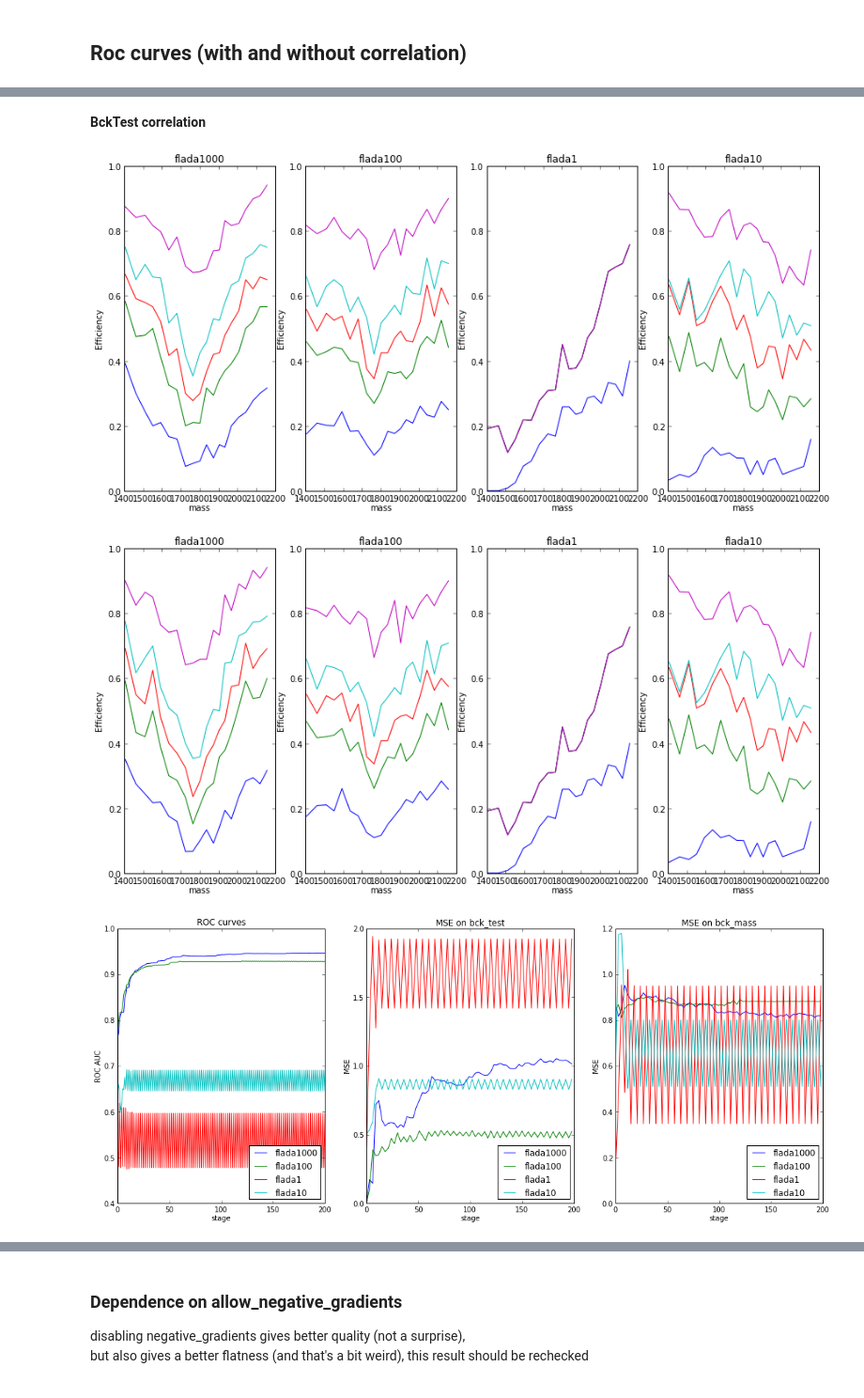
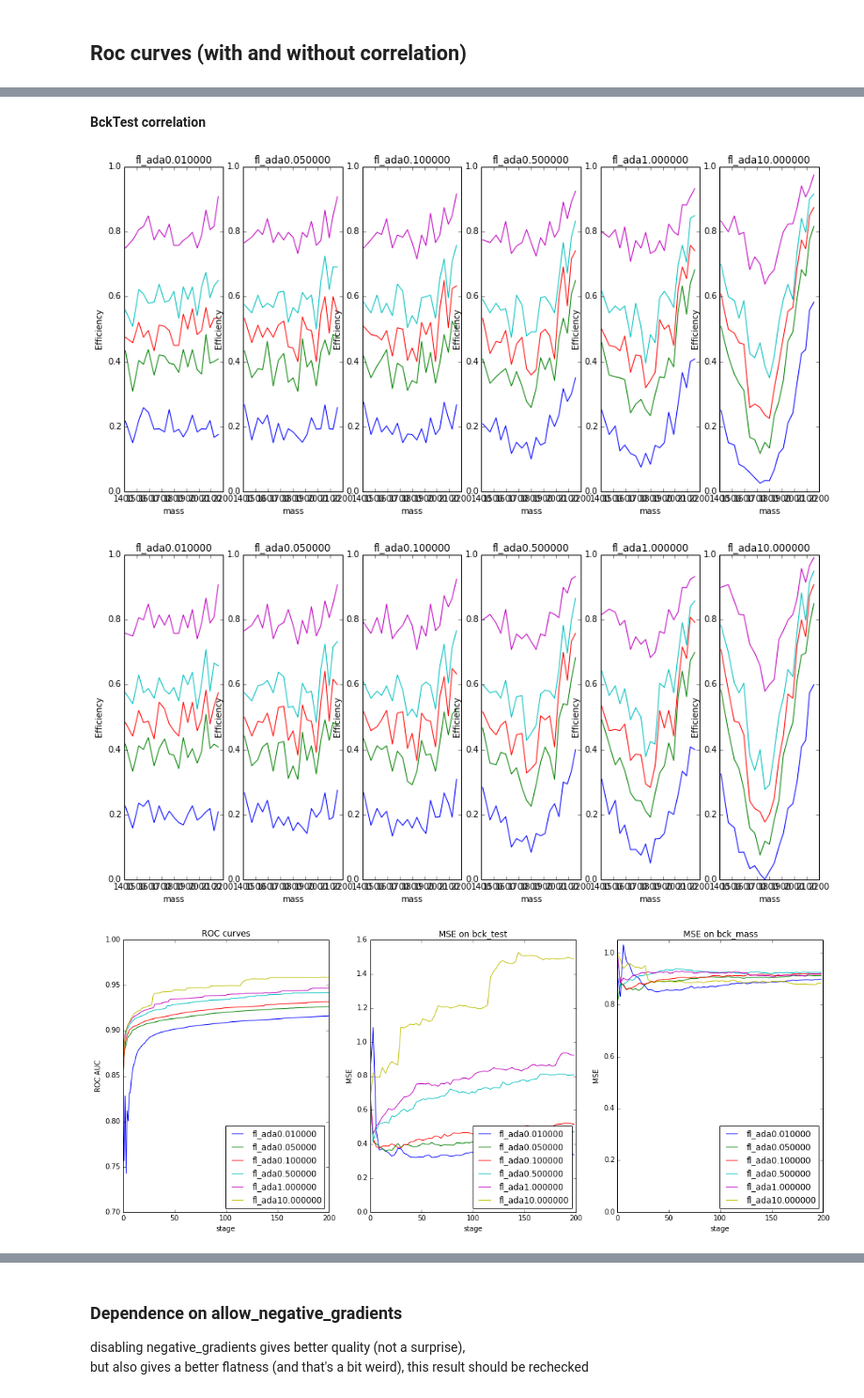
Before and after one commit to anaderi/lhcb_trigger_ml, a Jupyter notebook: IPythonWorkflow/TauIntoMuons.ipynb, the cells around one changed output, grey strips where cells are left out. Shown at 94% size. Saved outputs shown, nothing was run; the diff lists cells and outputs as text; code cells hidden in the pictures.

```diff
--- a/IPythonWorkflow/TauIntoMuons.ipynb
+++ b/IPythonWorkflow/TauIntoMuons.ipynb
@@ -1,9 +1,6 @@
 # %% [markdown]
 ## Trying to obtain uniform quality with correlated features in training dataset
 # %%
-# for parallelism
-parallel_profile = 'ssh-ipy2.0'
-# parallel_profile = None
 folder = "/mnt/w76/notebook/datasets/taumuonsdata/"
 # %%
 import numpy, pandas
@@ -178,10 +149,10 @@ classifiers['uBDT']   = uboost.uBoostBDT(uniform_variables, target_efficiency=0.
 loss = ugb.SimpleKnnLossFunction(uniform_variables, knn=20)
 classifiers['uGB'] = ugb.MyGradientBoostingClassifier(loss=loss, n_estimators=n_estimators, train_variables=train_variables,
                                                       learning_rate=0.2, **tree_args)
-flatness_loss = ugb.FlatnessLossFunction(uniform_variables, bins=13, ada_coefficient=100)
+flatness_loss = ugb.FlatnessLossFunction(uniform_variables, bins=13, ada_coefficient=0.05)
 classifiers['uGB+fl'] = ugb.MyGradientBoostingClassifier(loss=flatness_loss, n_estimators=n_estimators,
-                                                         train_variables=train_variables, learning_rate=0.01, **tree_args)
+                                                         train_variables=train_variables, learning_rate=0.1, **tree_args)
 
 
-parallelTrainClassifiers(classifiers, trainX, trainY, parallel_profile=parallel_profile)
+reports.trainClassifiers(classifiers, trainX, trainY, ipc_profile=ipc_profile)
 # %% [output]
@@ -198,13 +169,13 @@ all_classifiers['uBDT']   = uboost.uBoostBDT(uniform_variables, target_efficienc
 # all_classifiers['uBoost'] = uboost.uBoostClassifier(uniform_variables, n_estimators=n_estimators, bagging=False,
 #      efficiency_steps=12, base_estimator=base_estimator, train_variables=nonmass_variables, parallel_profile=parallel_profile)
 
-flatness_loss = ugb.FlatnessLossFunction(uniform_variables, bins=13, ada_coefficient=100)
+flatness_loss = ugb.FlatnessLossFunction(uniform_variables, bins=13, ada_coefficient=0.05)
 all_classifiers['uGB+fl'] = ugb.MyGradientBoostingClassifier(loss=flatness_loss, n_estimators=n_estimators,
-                                                      train_variables=nonmass_variables, learning_rate=0.01, **tree_args)
+                                                      train_variables=nonmass_variables, learning_rate=0.1, **tree_args)
 
 loss = ugb.SimpleKnnLossFunction(uniform_variables, knn=20)
 all_classifiers['uGB'] = ugb.MyGradientBoostingClassifier(loss=loss, n_estimators=n_estimators,
                                                       train_variables=nonmass_variables, learning_rate=0.2, **tree_args)
 
 
-parallelTrainClassifiers(all_classifiers, trainX, trainY, parallel_profile=parallel_profile)
+reports.trainClassifiers(all_classifiers, trainX, trainY, ipc_profile=ipc_profile)
@@ -262 +214,4 @@ Correlated, stage = 200
+# %%
+n_estimators=100
+stages = [(n_estimators - 1) // 2, n_estimators - 1]
 # %% [markdown]
@@ -264,12 +218,12 @@ Correlated, stage = 200
 ### Testing ada_coefficient dependence
 # %%
 fl_classifiers = OrderedDict()
-for ada_coeff in [1, 10, 100, 1000]:
+for ada_coeff in [0.01, 0.05, 0.1, 0.5, 1, 10]:
     flatness_loss = ugb.FlatnessLossFunction(uniform_variables, bins=13, ada_coefficient=ada_coeff)
-    fl_classifiers['flada%i' % (ada_coeff)] = \
+    fl_classifiers['fl_ada%.2f' % (ada_coeff)] = \
         ugb.MyGradientBoostingClassifier(loss=flatness_loss, n_estimators=n_estimators, train_variables=nonmass_variables,
-                                         learning_rate=0.01, subsample=1., **tree_args)
+                                         learning_rate=0.1, subsample=1., **tree_args)
 
-parallelTrainClassifiers(fl_classifiers, trainX, trainY, parallel_profile=parallel_profile)
+reports.trainClassifiers(fl_classifiers, trainX, trainY, ipc_profile=ipc_profile)
 smallReport(fl_classifiers)
 # %% [output]
@@ -276,5 +231,5 @@ smallReport(fl_classifiers)
 BckTest correlation
-[figure, old version]
+[figure, new version]
-[figure, old version]
+[figure, new version]
-[figure, old version]
+[figure, new version]
 # %% [markdown]
```
Also changed, not shown: parts of 20 cells of this notebook, 2 other files.
